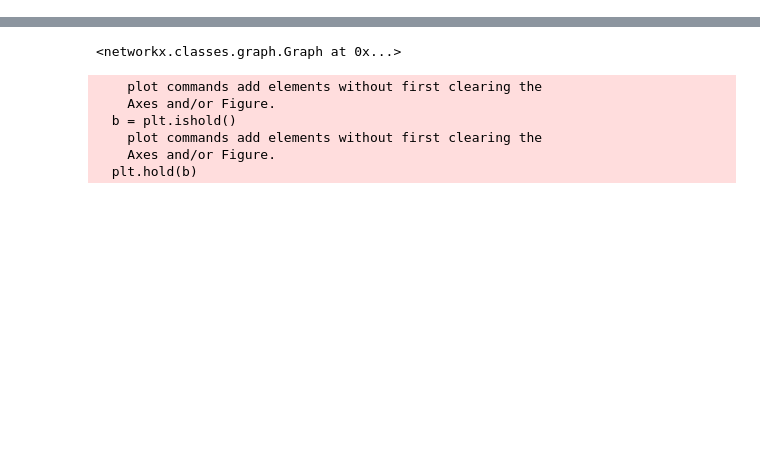
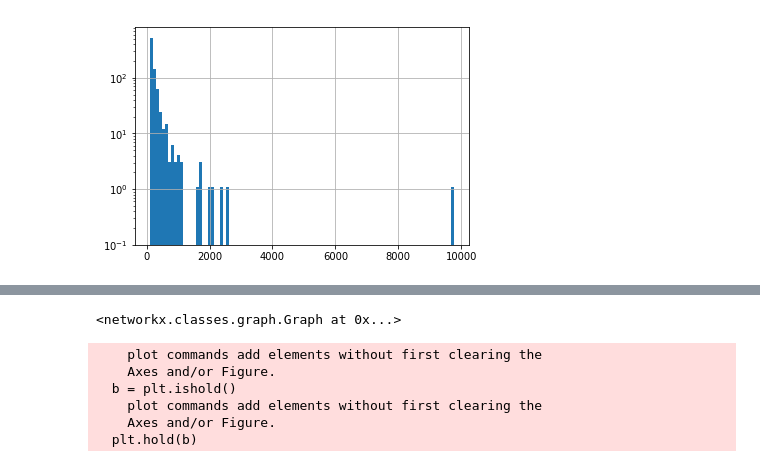
Before and after one commit to fraenkel-lab/OmicsIntegrator2, a Jupyter notebook: src/testing.ipynb, the cells around one changed output, grey strips where cells are left out. Drawn from its saved outputs; the diff is of its cells as text; code cells hidden in the pictures; blank space fills up the shorter version.

```diff
--- a/src/testing.ipynb
+++ b/src/testing.ipynb
@@ -13,0 +43,7 @@ prizes, terminals = graph.prepare_prizes(prize_file)
+# %%
+# pd.Series([deg for deg in graph.node_degrees if deg > 100]).plot.hist(bins=100)
+fig, ax = plt.subplots()
+pd.Series([deg for deg in graph.node_degrees if deg > 100]).hist(ax=ax, bins=100, bottom=0.1)
+ax.set_yscale('log')
+# %% [output]
+[figure, added]
```
Also changed, not shown: parts of 11 cells of this notebook, 5 other files.
